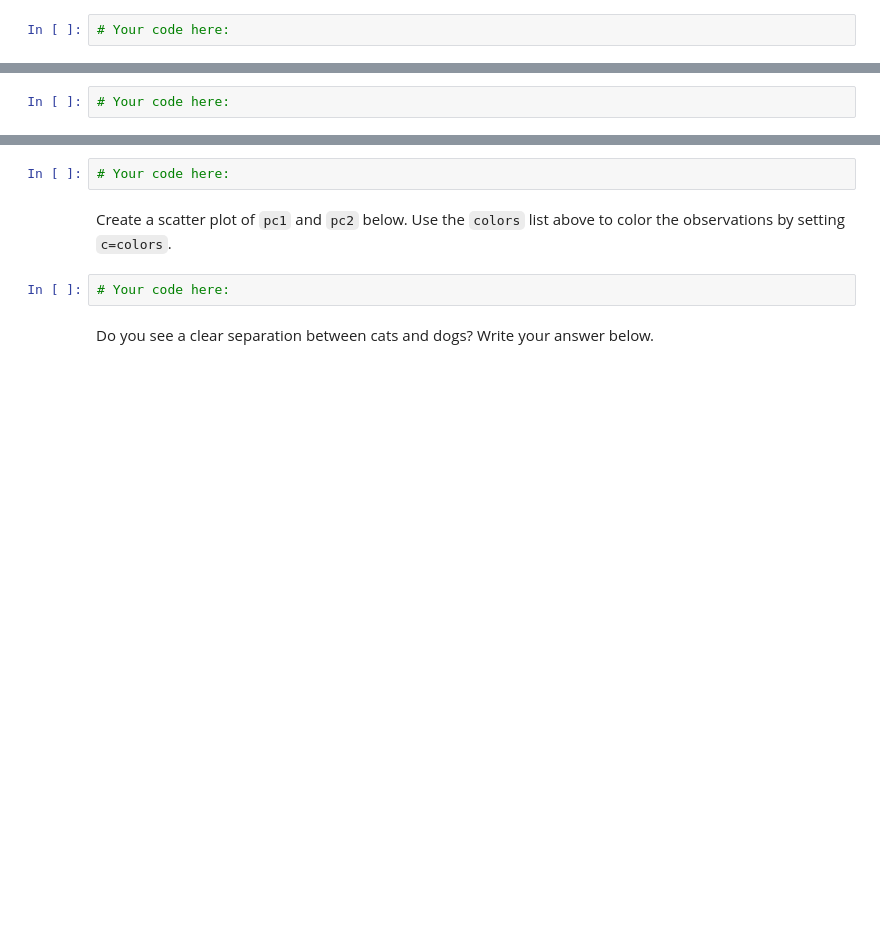
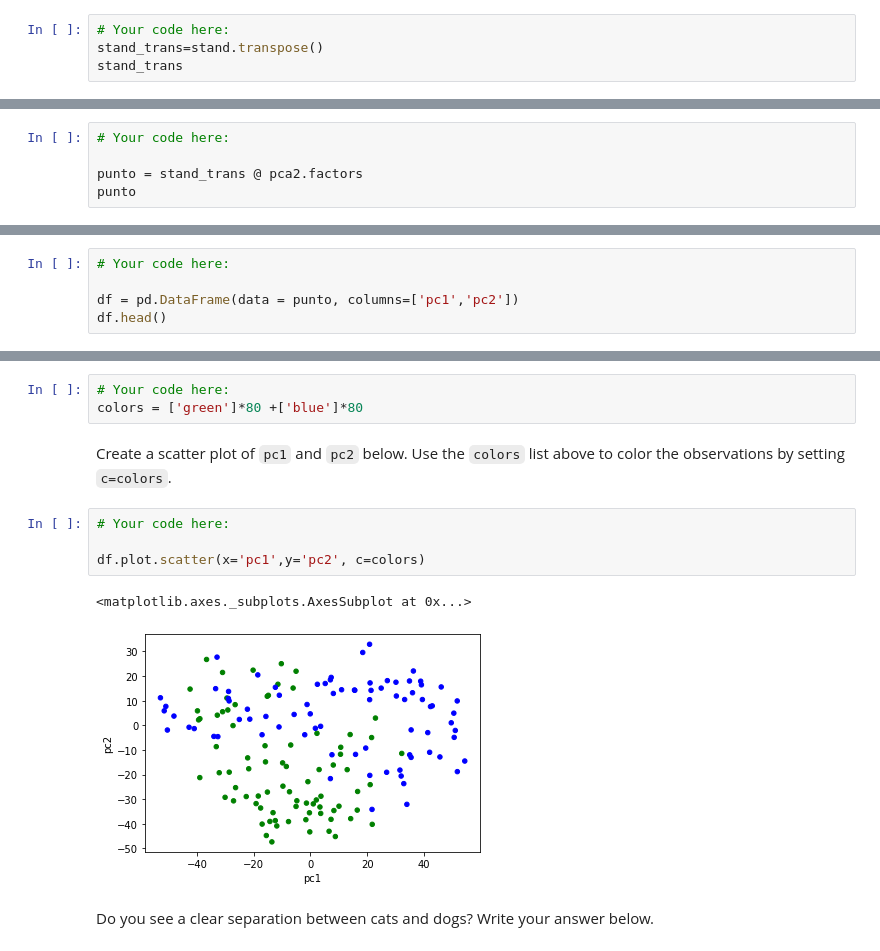
Before and after one commit to ta-datapt-bcn/lab-pca, a Jupyter notebook: your-code/main.ipynb, the cells around one changed output, grey strips where cells are left out. Saved outputs shown, nothing was run; the diff lists cells and outputs as text; blank space fills up the shorter version.

```diff
--- a/your-code/main.ipynb
+++ b/your-code/main.ipynb
@@ -75,3 +141,5 @@ Load the `PCA` function from `statsmodels` (read about this function [here](http
 Use `numpy` to find to transpose the standardized pet array. This will help us compute the projection.
 # %%
 # Your code here:
+stand_trans=stand.transpose()
+stand_trans
@@ -79,3 +161,6 @@ Use `numpy` to find to transpose the standardized pet array. This will help us c
 Find the dot product of the transposed standardized pet matrix and the `factors` of the `PCA` model found above. This will be the projection onto 2 dimensions. This means that each cat and dog image will now only have two columns instead of 4096.
 # %%
 # Your code here:
+
+punto = stand_trans @ pca2.factors
+punto
@@ -89,0 +191,5 @@ In the cell below, turn the two dimensional projection into a pandas dataframe a
+# %%
+# Your code here:
+
+df = pd.DataFrame(data = punto, columns=['pc1','pc2'])
+df.head()
@@ -91,10 +204,16 @@ In the cell below, turn the two dimensional projection into a pandas dataframe a
 Create a labels list. This list will be of size 160. The first 80 elements in the list will be the word `blue`, and the last 80 elements will be `red`. This will ensure that all dog observations will be colored in blue and all cats will be colored in red. Name this list `colors`.
 # %%
 # Your code here:
+colors = ['green']*80 +['blue']*80
 # %% [markdown]
 Create a scatter plot of `pc1` and `pc2` below. Use the `colors` list above to color the observations by setting `c=colors`.
 # %%
 # Your code here:
+
+df.plot.scatter(x='pc1',y='pc2', c=colors)
+# %% [output]
+<matplotlib.axes._subplots.AxesSubplot at 0x...>
+[figure, added]
 # %% [markdown]
 Do you see a clear separation between cats and dogs? Write your answer below.
 # %%
```
Also changed, not shown: parts of 14 cells of this notebook.
